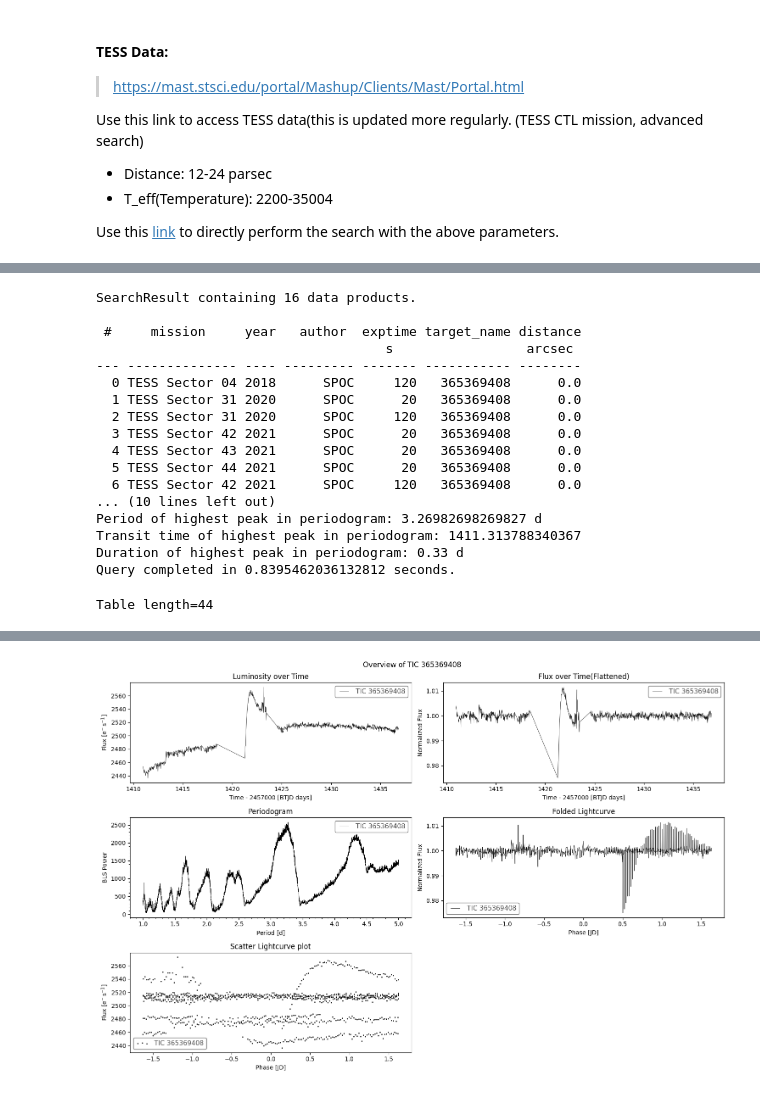
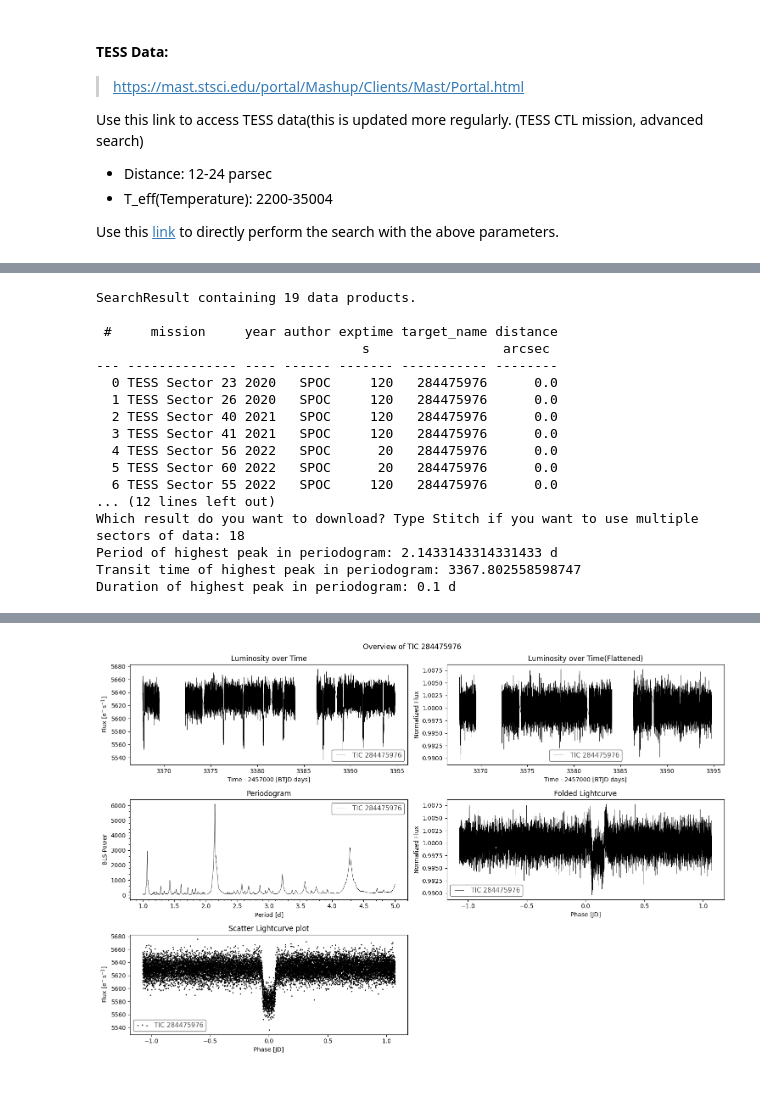
Before and after one commit to Mcube728/Astronotebooks, a Jupyter notebook: PyExoPlanets.ipynb, the cells around one changed output, grey strips where cells are left out. Drawn from its saved outputs; the diff is of its cells as text; code cells hidden in the pictures.

Commit message:
added a function to stitch multiple sectors of observation data

```diff
--- a/PyExoPlanets.ipynb
+++ b/PyExoPlanets.ipynb
@@ -196,24 +210,21 @@ Table length=142
 # %%
-star = 'TIC 365369408'
-analyse_star(star=star, mission='TESS', compact=True)
-query = reference_finder.reference_finder(star)
-query
+star = 'TIC 284475976'
+light_curve = analyse_star(star=star, mission='TESS', compact=True, author='SPOC')
 # %% [output]
-SearchResult containing 16 data products.
+SearchResult containing 19 data products.
 
- #     mission     year   author  exptime target_name distance
-                                     s                 arcsec
---- -------------- ---- --------- ------- ----------- --------
-  0 TESS Sector 04 2018      SPOC     120   365369408      0.0
-  1 TESS Sector 31 2020      SPOC      20   365369408      0.0
-  2 TESS Sector 31 2020      SPOC     120   365369408      0.0
-  3 TESS Sector 42 2021      SPOC      20   365369408      0.0
-  4 TESS Sector 43 2021      SPOC      20   365369408      0.0
-  5 TESS Sector 44 2021      SPOC      20   365369408      0.0
-  6 TESS Sector 42 2021      SPOC     120   365369408      0.0
-... (10 lines left out)
-Period of highest peak in periodogram: 3.26982698269827 d
-Transit time of highest peak in periodogram: 1411.313788340367
-Duration of highest peak in periodogram: 0.33 d
-Query completed in 0.8395462036132812 seconds.
+ #     mission     year author exptime target_name distance
+                                  s                 arcsec
+--- -------------- ---- ------ ------- ----------- --------
+  0 TESS Sector 23 2020   SPOC     120   284475976      0.0
+  1 TESS Sector 26 2020   SPOC     120   284475976      0.0
+  2 TESS Sector 40 2021   SPOC     120   284475976      0.0
+  3 TESS Sector 41 2021   SPOC     120   284475976      0.0
+  4 TESS Sector 56 2022   SPOC      20   284475976      0.0
+  5 TESS Sector 60 2022   SPOC      20   284475976      0.0
+  6 TESS Sector 55 2022   SPOC     120   284475976      0.0
+... (12 lines left out)
+Which result do you want to download? Type Stitch if you want to use multiple sectors of data: 18
+Period of highest peak in periodogram: 2.1433143314331433 d
+Transit time of highest peak in periodogram: 3367.802558598747
+Duration of highest peak in periodogram: 0.1 d
-Table length=44
@@ -238 +231 @@ Table length=44
-[figure, old version]
+[figure, new version]
```
Also changed, not shown: parts of 6 cells of this notebook.
